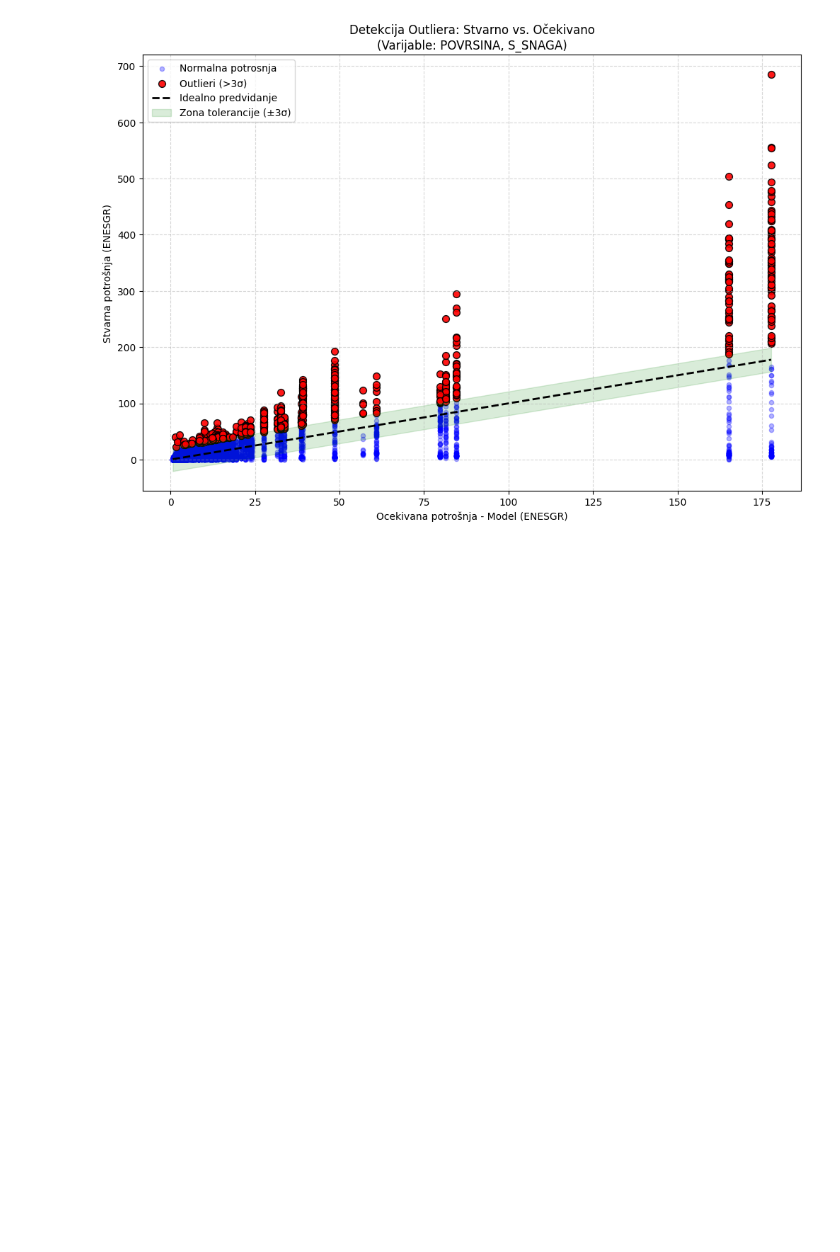
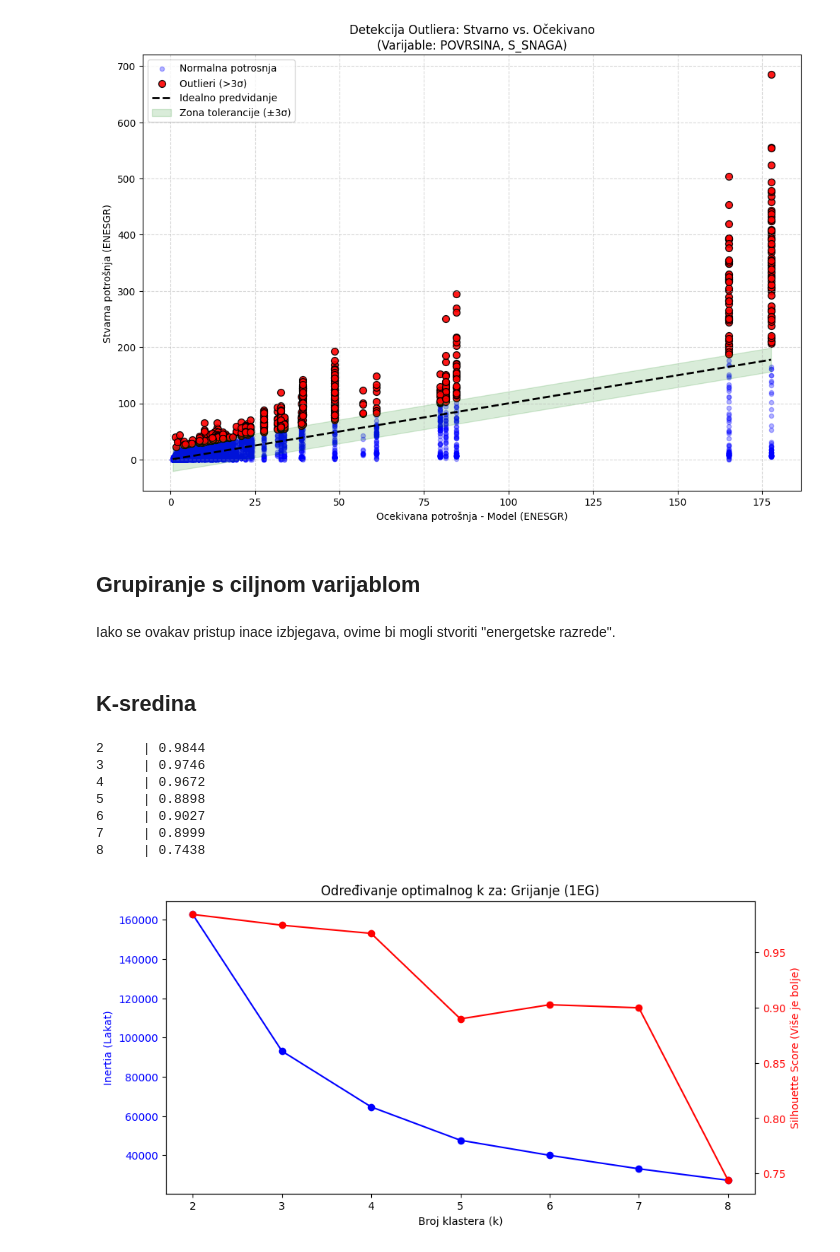
Before and after one commit to IvanDzanija/AnomalyDetection, a Jupyter notebook: notebooks/1EG.ipynb, the cells around one changed output. Cells and saved outputs as stored; diff of their text form; code cells hidden in the pictures; blank space fills up the shorter version.

```diff
--- a/notebooks/1EG.ipynb
+++ b/notebooks/1EG.ipynb
@@ -193,7 +201,3 @@ def perform_clustering(data, features, n_clusters=4):
     df_sub['cluster'] = kmeans.fit_predict(scaled_data)
 
     return df_sub['cluster']
-
-
-df['cluster'] = perform_clustering(df, _features, n_clusters=3)
-print(f"Klasteri:\n{df['cluster'].value_counts()}")
@@ -206,0 +204,3 @@ Name: count, dtype: int64
+# %%
+df['cluster'] = perform_clustering(df, _features, 3)
+print(f"Klasteri:\n{df['cluster'].value_counts()}")
@@ -314,3 +361,22 @@ outliers = detect_outliers_regression(df, _features, 'ENESGR')
 # %% [output]
 Pronadeno 629 ekstrema od 193656 zapisa (Sigma=7.06).
 [figure]
+# %% [markdown]
+## Grupiranje s ciljnom varijablom
+# %% [markdown]
+Iako se ovakav pristup inace izbjegava, ovime bi mogli stvoriti "energetske razrede".
+# %% [markdown]
+## K-sredina
+# %%
+# Procjena optimalnog broja grupa
+_features = ['POVRSINA', "ENESGR"]
+find_optimal_k(df, _features, "Grijanje (1EG)")
+# %% [output]
+2     | 0.9844
+3     | 0.9746
+4     | 0.9672
+5     | 0.8898
+6     | 0.9027
+7     | 0.8999
+8     | 0.7438
+[figure, added]
```
Also changed, not shown: parts of 22 cells of this notebook.
